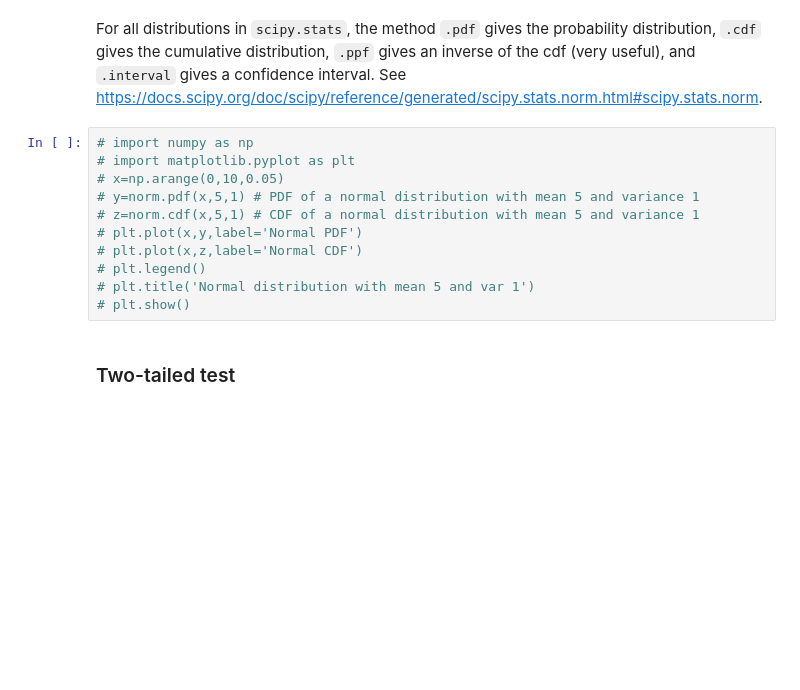
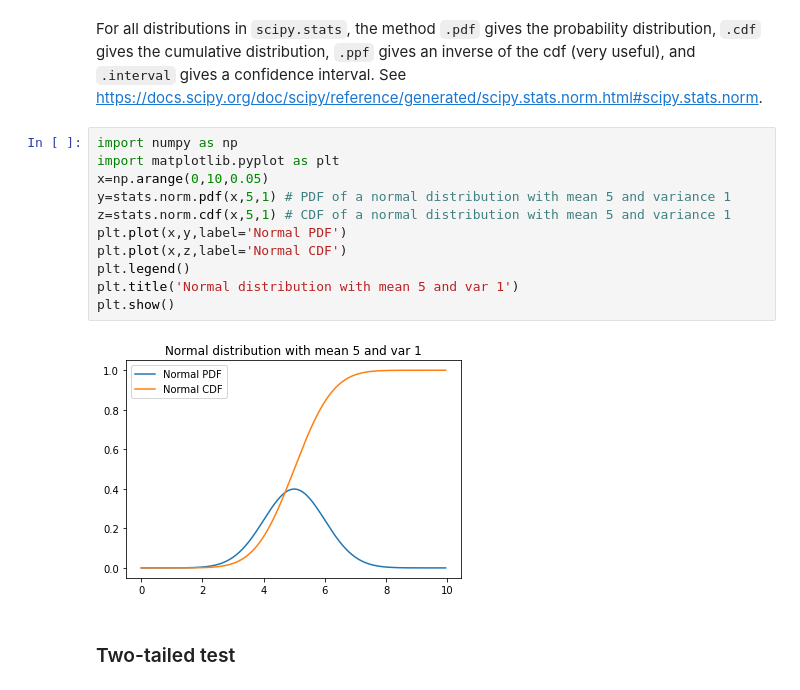
Before and after one commit to egorchern/Data, a Jupyter notebook: lab_4/lab_4.ipynb, the cells around one changed output. Cells and saved outputs as stored; diff of their text form; blank space fills up the shorter version.

```diff
--- a/lab_4/lab_4.ipynb
+++ b/lab_4/lab_4.ipynb
@@ -192,16 +230,18 @@ from scipy import stats
 # %% [markdown]
 For all distributions in `scipy.stats`, the method `.pdf` gives the probability distribution, `.cdf` gives the cumulative distribution, `.ppf` gives an inverse of the cdf (very useful), and `.interval` gives a confidence interval. See https://docs.scipy.org/doc/scipy/reference/generated/scipy.stats.norm.html#scipy.stats.norm.
 # %%
-# import numpy as np
-# import matplotlib.pyplot as plt
-# x=np.arange(0,10,0.05)
-# y=norm.pdf(x,5,1) # PDF of a normal distribution with mean 5 and variance 1
-# z=norm.cdf(x,5,1) # CDF of a normal distribution with mean 5 and variance 1
-# plt.plot(x,y,label='Normal PDF')
-# plt.plot(x,z,label='Normal CDF')
-# plt.legend()
-# plt.title('Normal distribution with mean 5 and var 1')
-# plt.show()
+import numpy as np
+import matplotlib.pyplot as plt
+x=np.arange(0,10,0.05)
+y=stats.norm.pdf(x,5,1) # PDF of a normal distribution with mean 5 and variance 1
+z=stats.norm.cdf(x,5,1) # CDF of a normal distribution with mean 5 and variance 1
+plt.plot(x,y,label='Normal PDF')
+plt.plot(x,z,label='Normal CDF')
+plt.legend()
+plt.title('Normal distribution with mean 5 and var 1')
+plt.show()
+# %% [output]
+[figure, added]
 # %% [markdown]
 ### Two-tailed test
 # %% [markdown]
```
Also changed, not shown: parts of 16 cells of this notebook.
